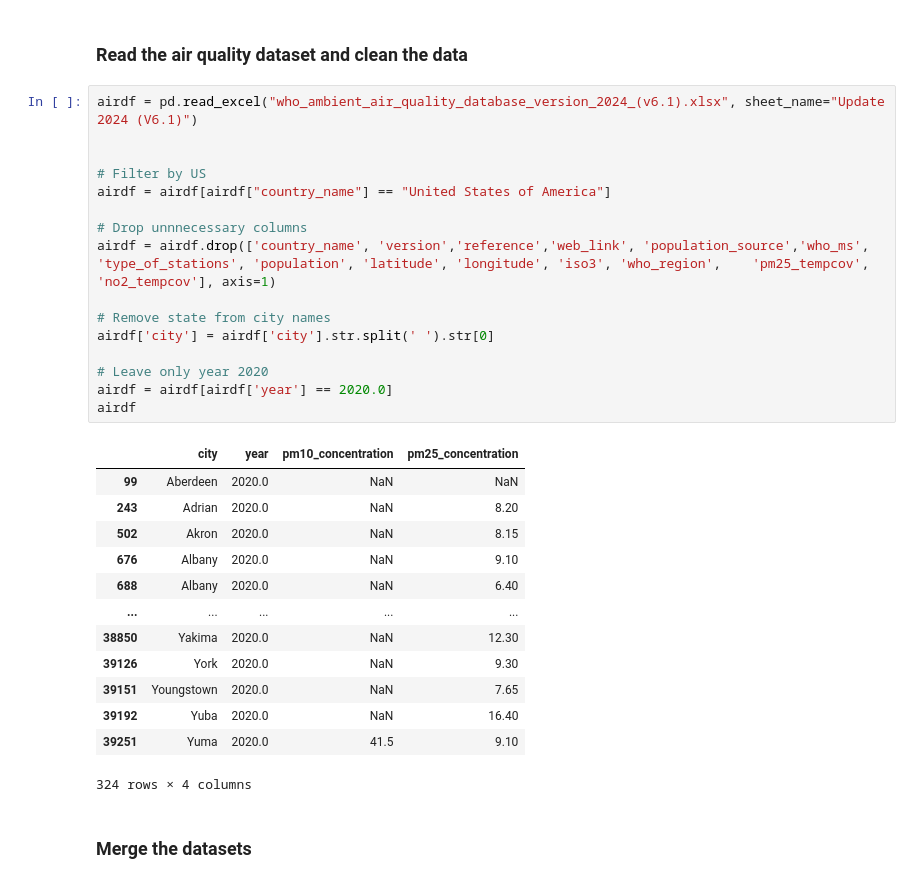
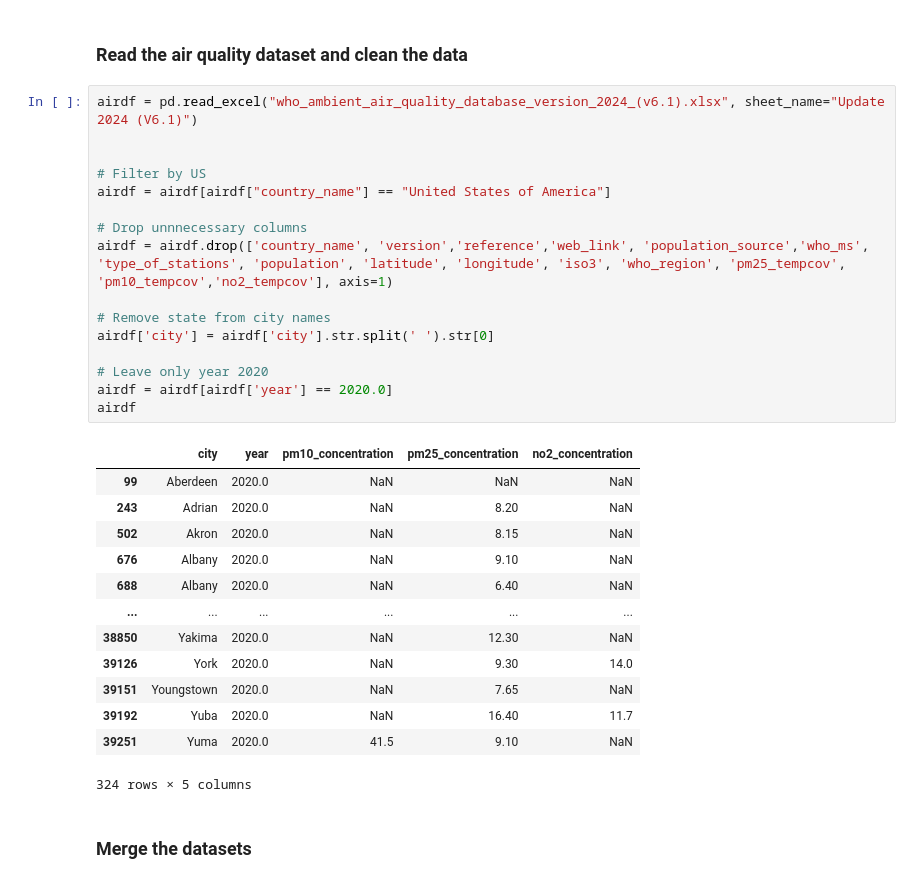
Before and after one commit to filoooooonov/pse-project, a Jupyter notebook: project.ipynb, the cells around one changed output. Drawn from its saved outputs; the diff is of its cells as text.

```diff
--- a/project.ipynb
+++ b/project.ipynb
@@ -63,33 +61,33 @@ Sample columns: ['city', 'All Teeth Lost', 'Annual Checkup', 'Arthritis', 'Binge
 # %%
 airdf = pd.read_excel("who_ambient_air_quality_database_version_2024_(v6.1).xlsx", sheet_name="Update 2024 (V6.1)")
 
 
 # Filter by US
 airdf = airdf[airdf["country_name"] == "United States of America"]
 
 # Drop unnnecessary columns
-airdf = airdf.drop(['country_name', 'version','reference','web_link', 'population_source','who_ms', 'type_of_stations', 'population', 'latitude', 'longitude', 'iso3', 'who_region',	'pm25_tempcov',	'no2_tempcov'], axis=1)
+airdf = airdf.drop(['country_name', 'version','reference','web_link', 'population_source','who_ms', 'type_of_stations', 'population', 'latitude', 'longitude', 'iso3', 'who_region', 'pm25_tempcov', 'pm10_tempcov','no2_tempcov'], axis=1)
 
 # Remove state from city names
 airdf['city'] = airdf['city'].str.split(' ').str[0]
 
 # Leave only year 2020
 airdf = airdf[airdf['year'] == 2020.0]
 airdf
 # %% [output]
-|  | city | year | pm10_concentration | pm25_concentration |
-| 99 | Aberdeen | 2020.0 | NaN | NaN |
-| 243 | Adrian | 2020.0 | NaN | 8.20 |
-| 502 | Akron | 2020.0 | NaN | 8.15 |
-| 676 | Albany | 2020.0 | NaN | 9.10 |
-| 688 | Albany | 2020.0 | NaN | 6.40 |
-| ... | ... | ... | ... | ... |
-| 38850 | Yakima | 2020.0 | NaN | 12.30 |
-| 39126 | York | 2020.0 | NaN | 9.30 |
-| 39151 | Youngstown | 2020.0 | NaN | 7.65 |
-| 39192 | Yuba | 2020.0 | NaN | 16.40 |
-| 39251 | Yuma | 2020.0 | 41.5 | 9.10 |
+|  | city | year | pm10_concentration | pm25_concentration | no2_concentration |
+| 99 | Aberdeen | 2020.0 | NaN | NaN | NaN |
+| 243 | Adrian | 2020.0 | NaN | 8.20 | NaN |
+| 502 | Akron | 2020.0 | NaN | 8.15 | NaN |
+| 676 | Albany | 2020.0 | NaN | 9.10 | NaN |
+| 688 | Albany | 2020.0 | NaN | 6.40 | NaN |
+| ... | ... | ... | ... | ... | ... |
+| 38850 | Yakima | 2020.0 | NaN | 12.30 | NaN |
+| 39126 | York | 2020.0 | NaN | 9.30 | 14.0 |
+| 39151 | Youngstown | 2020.0 | NaN | 7.65 | NaN |
+| 39192 | Yuba | 2020.0 | NaN | 16.40 | 11.7 |
+| 39251 | Yuma | 2020.0 | 41.5 | 9.10 | NaN |
-324 rows × 4 columns
+324 rows × 5 columns
 # %% [markdown]
 ### Merge the datasets
 # %%
```
Also changed, not shown: parts of 3 cells of this notebook.
